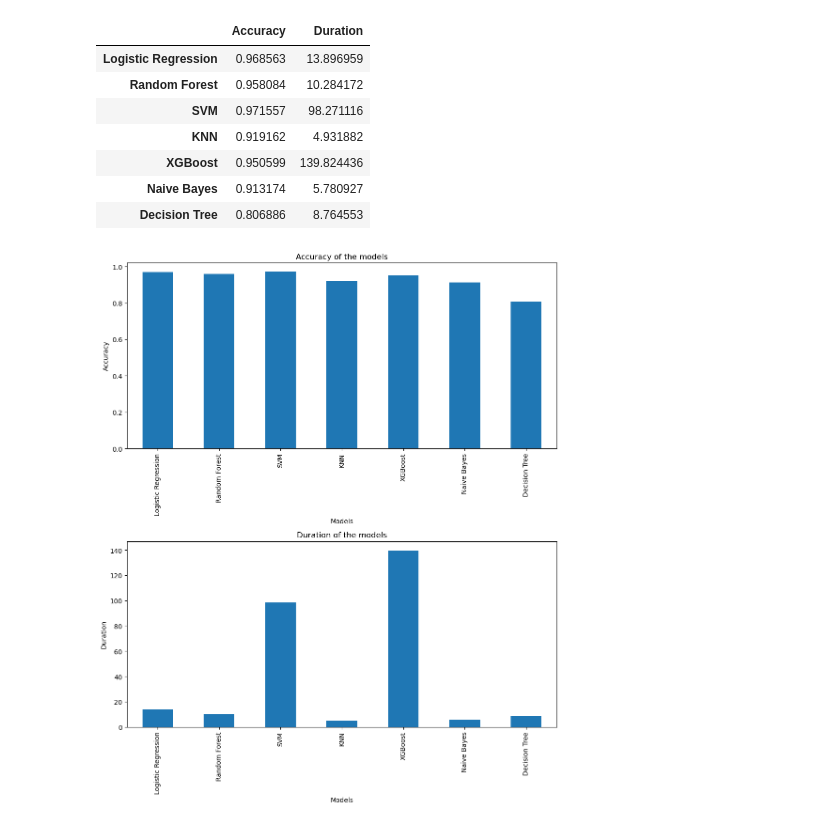
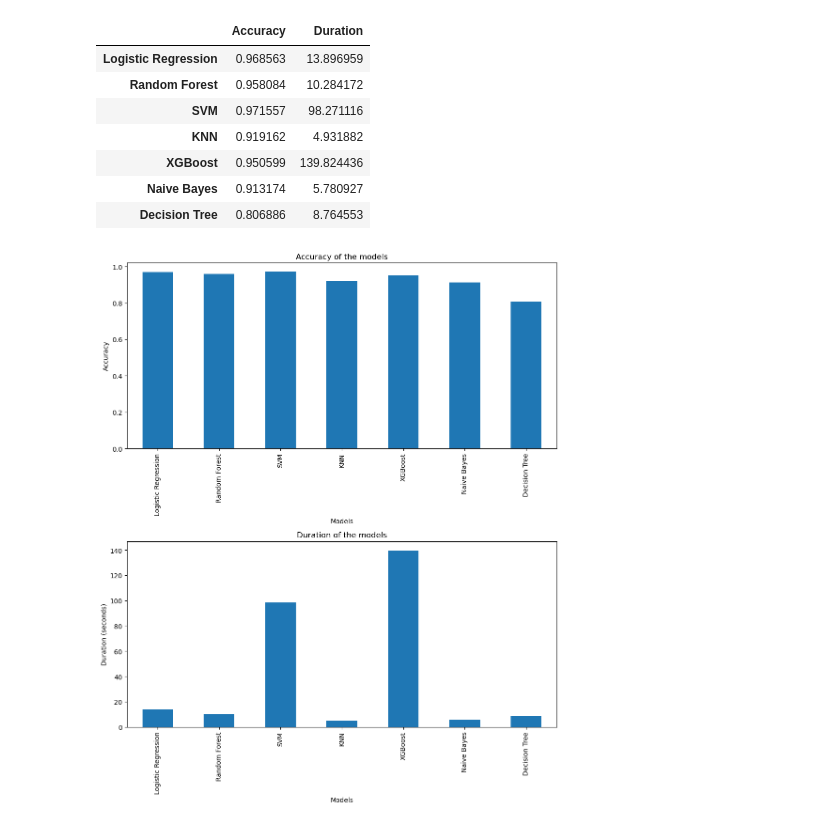
Before and after one commit to jlang62/bachelor-thesis, a Jupyter notebook: code/TextDocumentClassification.ipynb, the cells around one changed output. Saved outputs shown, nothing was run; the diff lists cells and outputs as text; code cells hidden in the pictures.

```diff
--- a/code/TextDocumentClassification.ipynb
+++ b/code/TextDocumentClassification.ipynb
@@ -289,15 +289,15 @@ results_df
 # %%
 # Accuracy and Time of models in two plots
 fig, axes = plt.subplots(2, 1, figsize=(10, 12))
 results_df['Accuracy'].plot(kind='bar', ax=axes[0])
 axes[0].set_title('Accuracy of the models')
 axes[0].set_xlabel('Models')
 axes[0].set_ylabel('Accuracy')
 results_df['Duration'].plot(kind='bar', ax=axes[1])
 axes[1].set_title('Duration of the models')
 axes[1].set_xlabel('Models')
-axes[1].set_ylabel('Duration')
+axes[1].set_ylabel('Duration (seconds)')
 plt.tight_layout()
 plt.show()
 # %% [output]
-[figure, old version]
+[figure, new version]
```
